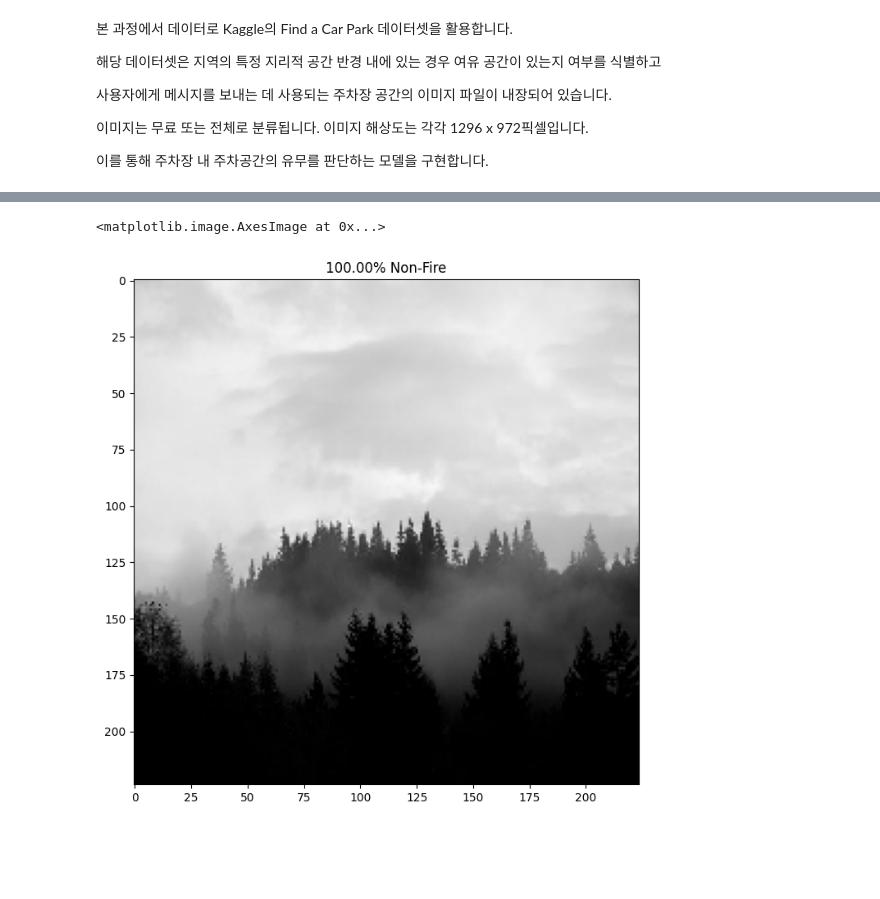
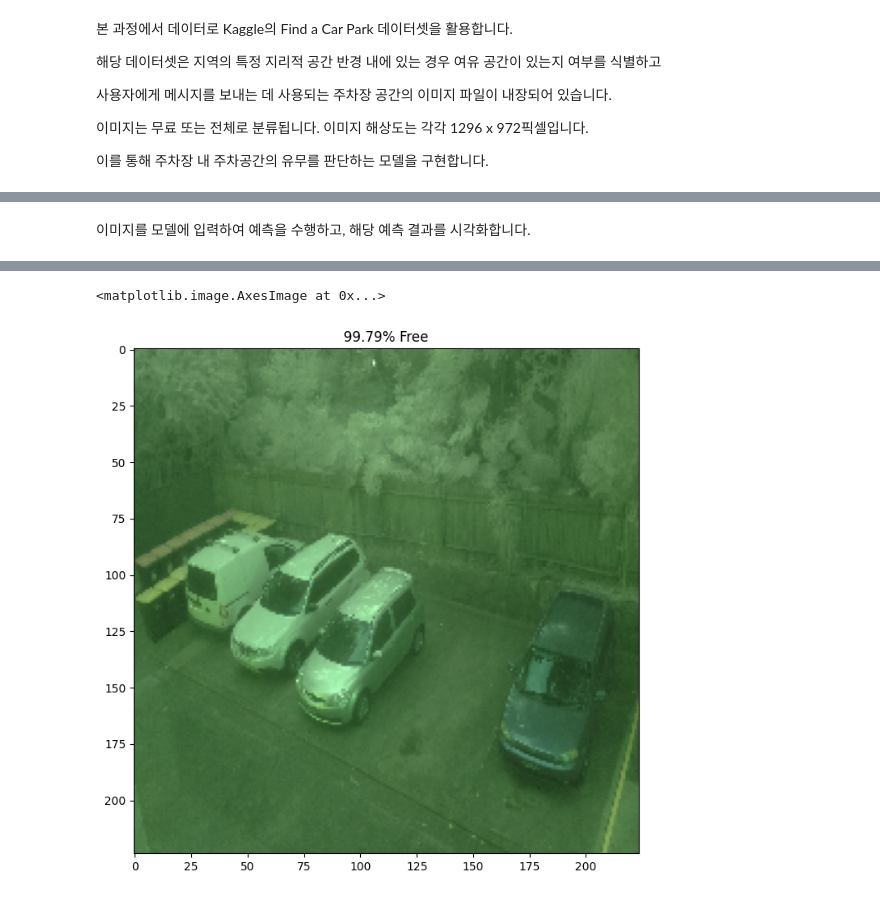
Before and after one commit to sinheechan/CAM_Binary-classifier, a Jupyter notebook: Find_a_Car_Park_CAM.ipynb, the cells around one changed output, grey strips where cells are left out. Drawn from its saved outputs; the diff is of its cells as text; code cells hidden in the pictures; blank space fills up the shorter version.

```diff
--- a/Find_a_Car_Park_CAM.ipynb
+++ b/Find_a_Car_Park_CAM.ipynb
@@ -38,19 +41,23 @@ Downloading fire-dataset.zip to /content
 # %%
 # Preview Dataset
-BASE_PATH = 'fire_dataset'
+BASE_PATH = 'data'
 
-full_list = glob.glob(os.path.join(BASE_PATH, 'Full/*.png'))
-free_list = glob.glob(os.path.join(BASE_PATH, 'Free/*.png'))
-print(len(full_list)) # 2095장
-print(len(free_list)) # 1067장
+full_list = glob.glob(os.path.join(BASE_PATH, 'Full/*.jpg'))
+free_list = glob.glob(os.path.join(BASE_PATH, 'Free/*.jpg'))
+print(len(full_list))
+print(len(free_list))
 
 full_img = img_to_array(load_img(full_list[0]), dtype=np.uint8)
 free_img = img_to_array(load_img(free_list[0]), dtype=np.uint8)
 
 plt.figure(figsize=(16, 16))
+
+# Full image
 plt.subplot(1, 2, 1)
 plt.title(len(full_list))
 plt.imshow(full_img)
+
+# Free image
 plt.subplot(1, 2, 2)
 plt.title(len(free_list))
 plt.imshow(free_img)
@@ -176,13 +224,12 @@ plt.show()
 # %%
-# Create New Model
-model = load_model('model.h5')
+model = load_model('btmodel.h5')
 
-last_weight = model.layers[-1].get_weights()[0] # (1280, 2) 차원수
+last_weight = model.layers[-1].get_weights()[0]
 
 new_model = Model(
     inputs=model.input,
     outputs=(
-        model.layers[-3].output, # the layer just before GAP, for using spatial features
+        model.layers[-3].output, # layer : before GAP
         model.layers[-1].output
     )
 )
@@ -191,19 +256,13 @@ new_model.summary()
+# %% [markdown]
+이미지를 모델에 입력하여 예측을 수행하고, 해당 예측 결과를 시각화합니다.
 # %%
-# Normal Prediction
-'''
-Free/img_129173058.jpg
-Free/img_723080007.jpg
-Free/img_815061601.jpg
-Full/img_127040601.jpg
-Full/img_809172559.jpg
-'''
-test_img = img_to_array(load_img(os.path.join(BASE_PATH, 'Free/non_fire.1.png'), target_size=(224, 224)))
+test_img = img_to_array(load_img(os.path.join(BASE_PATH, 'Free/img_815061601.jpg'), target_size=(224, 224)))
 
 test_input = preprocess_input(np.expand_dims(test_img.copy(), axis=0))
 
 pred = model.predict(test_input)
 
 plt.figure(figsize=(8, 8))
-plt.title('%.2f%% Non-Fire' % (pred[0][1] * 100))
+plt.title('%.2f%% Free' % (pred[0][1] * 100))
 plt.imshow(test_img.astype(np.uint8))
 # %% [output]
@@ -211,2 +270,2 @@ plt.imshow(test_img.astype(np.uint8))
 <matplotlib.image.AxesImage at 0x...>
-[figure, old version]
+[figure, new version]
```
Also changed, not shown: parts of 28 cells of this notebook.
